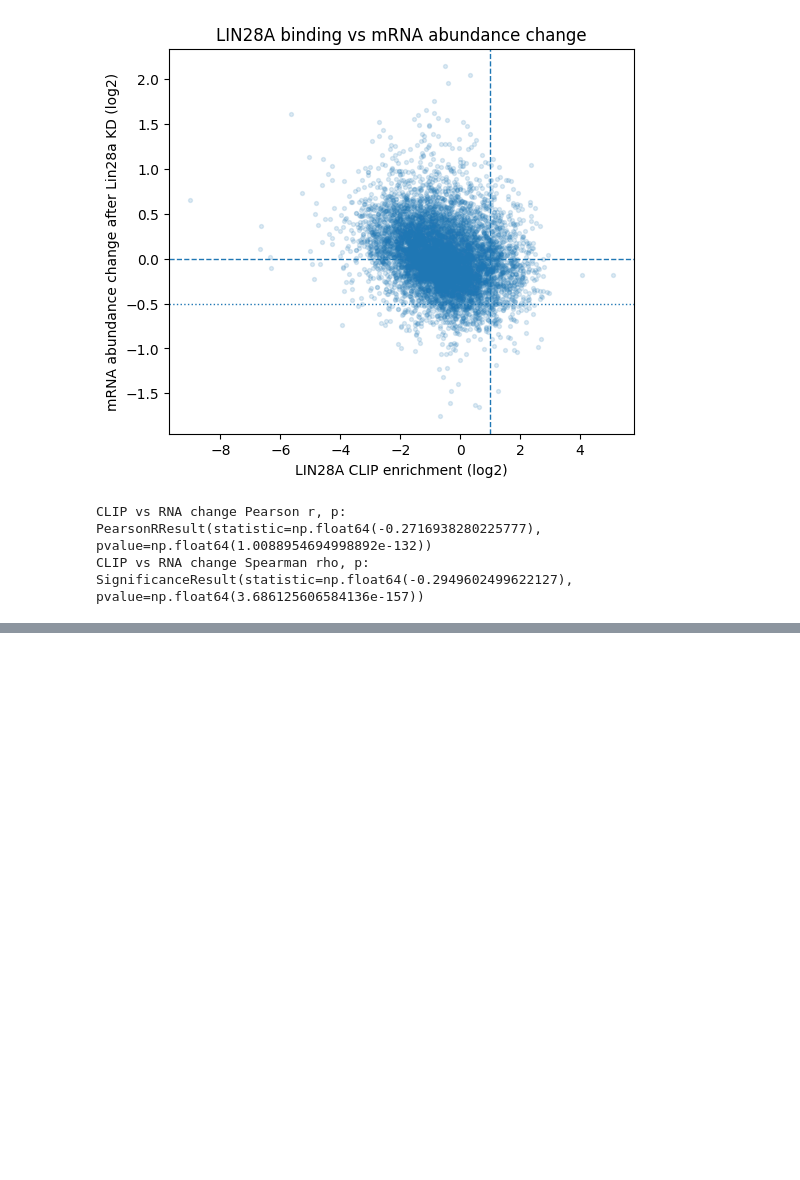
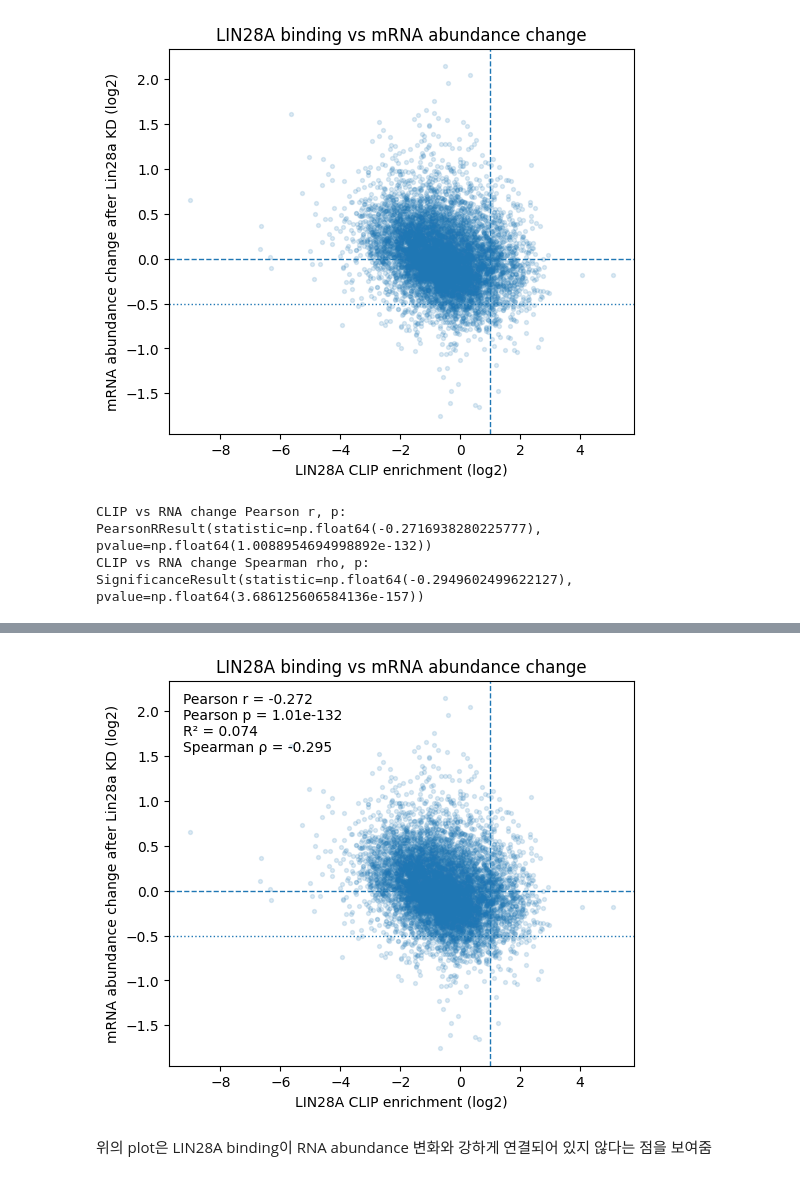
Before and after one commit to chaehyeonkim-lab/bioinformatics1, a Jupyter notebook: Binformatics_term_project.ipynb, the cells around one changed output, grey strips where cells are left out. Saved outputs shown, nothing was run; the diff lists cells and outputs as text; code cells hidden in the pictures; blank space fills up the shorter version.

Commit message:
plot 추가 분석

```diff
--- a/Binformatics_term_project.ipynb
+++ b/Binformatics_term_project.ipynb
@@ -652,3 +697,57 @@ CLIP vs RNA change Spearman rho, p: SignificanceResult(statistic=np.float64(-0.2
+# %%
+import matplotlib.pyplot as plt
+from scipy import stats
+
+plot_df = merged.loc[analysis_base].dropna(
+    subset=["clip_log2", "rna_change_log2"]
+).copy()
+
+pearson = stats.pearsonr(plot_df["clip_log2"], plot_df["rna_change_log2"])
+spearman = stats.spearmanr(plot_df["clip_log2"], plot_df["rna_change_log2"])
+
+fig, ax = plt.subplots(figsize=(6, 5))
+
+ax.scatter(
+    plot_df["clip_log2"],
+    plot_df["rna_change_log2"],
+    s=8,
+    alpha=0.15,
+)
+
+ax.axvline(clip_cutoff, linestyle="--", linewidth=1)
+ax.axhline(0, linestyle="--", linewidth=1)
+ax.axhline(RNA_CHANGE_MIN, linestyle=":", linewidth=1)
+
+ax.set_xlabel("LIN28A CLIP enrichment (log2)")
+ax.set_ylabel("mRNA abundance change after Lin28a KD (log2)")
+ax.set_title("LIN28A binding vs mRNA abundance change")
+
+annotation = (
+    f"Pearson r = {pearson.statistic:.3f}\n"
+    f"Pearson p = {pearson.pvalue:.2e}\n"
+    f"R² = {pearson.statistic ** 2:.3f}\n"
+    f"Spearman ρ = {spearman.statistic:.3f}"
+)
+
+ax.text(
+    0.03,
+    0.97,
+    annotation,
+    transform=ax.transAxes,
+    va="top",
+)
+
+fig.savefig(
+    OUT_DIR / "clip_vs_rna_change.png",
+    dpi=300,
+    bbox_inches="tight",
+)
+
+plt.show()
+# %% [output]
+[figure, added]
+# %% [markdown]
+위의 plot은 LIN28A binding이 RNA abundance 변화와 강하게 연결되어 있지 않다는 점을 보여줌
 # %%
 out_cols = [
     "gene_id_count",
```
Also changed, not shown: parts of 6 cells of this notebook.
